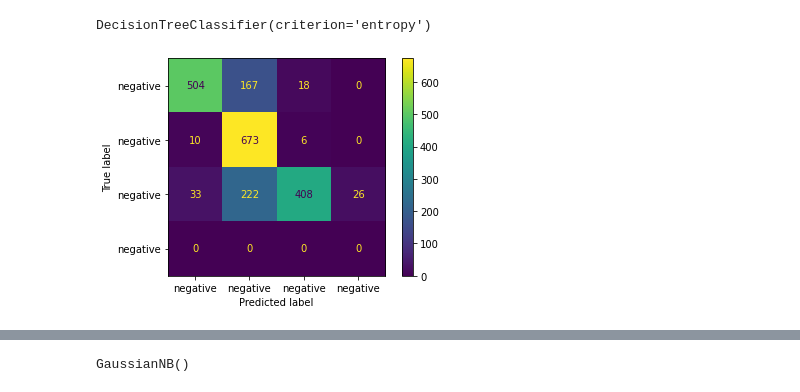
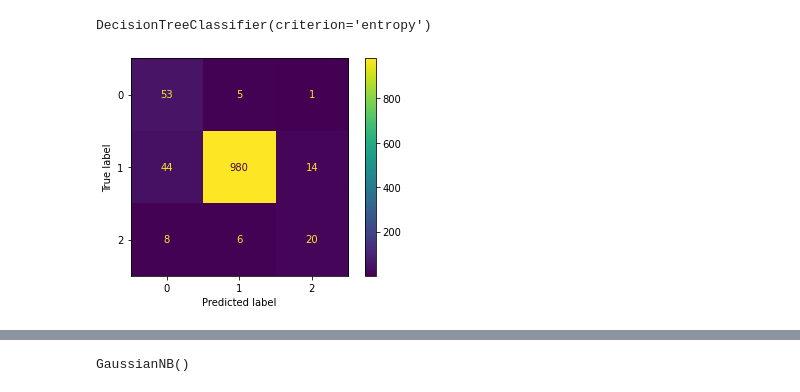
Before and after one commit to brunofaria27/artificial-intelligence, a Jupyter notebook: Decision Tree/Naive Bayes & Random Forest - Difference/DecisionTreeAndNaiveLabor.ipynb, the cells around one changed output, grey strips where cells are left out. Saved outputs shown, nothing was run; the diff lists cells and outputs as text; code cells hidden in the pictures.

Commit message:
Pré-processamento feito corretamente nos datasets

```diff
--- a/Decision Tree/Naive Bayes & Random Forest - Difference/DecisionTreeAndNaiveLabor.ipynb
+++ b/Decision Tree/Naive Bayes & Random Forest - Difference/DecisionTreeAndNaiveLabor.ipynb
@@ -65,3 +60,7 @@ for column in colunas_nulas_media:
+# %%
+# Remover a instância que tem 2 resultados (muito pequena)
+indexNames = data[(data['Class'] == 'secondary_hypothyroid')].index
+data.drop(indexNames, inplace=True)
 # %%
 # Tratar dados nominais para númericos (Treinamento)
 treinamento_classification = data['Class']
@@ -76,7 +75,7 @@ for column in data.columns:
   treinamento_dados[column] = labelencoder.fit_transform(treinamento_dados[column])
 # %%
 # Separar dados de treinamento e de testes
-dataset_treino, dataset_teste, dataset_treino_class, dataset_teste_class = train_test_split(treinamento_dados, treinamento_classification, test_size=0.20, random_state=0)
+dataset_treino, dataset_teste, dataset_treino_class, dataset_teste_class = train_test_split(treinamento_dados, treinamento_classification, test_size=0.30, random_state=0)
 # %%
 sns.countplot(dataset_treino_class)
 # %% [output]
@@ -85,5 +83,0 @@ sns.countplot(dataset_treino_class)
-# %%
-smote = RandomOverSampler()
-# smote = RandomUnderSampler()
-dataset_treino, dataset_treino_class = smote.fit_resample(dataset_treino, dataset_treino_class)
-dataset_teste, dataset_teste_class = smote.fit_resample(dataset_teste, dataset_teste_class)
@@ -90,3 +91,7 @@ dataset_teste, dataset_teste_class = smote.fit_resample(dataset_teste, dataset_t
+# %%
+# Fazer o balanceamento no dado principal, para o dataset de treino nao ficar sem dados de classificação
+under_over = SMOTEENN(random_state=0)
+dataset_treino, dataset_treino_class = under_over.fit_resample(dataset_treino, dataset_treino_class)
 # %%
 sns.countplot(dataset_treino_class)
 # %% [output]
@@ -100,11 +105,11 @@ tree_data.fit(dataset_treino, dataset_treino_class)
 DecisionTreeClassifier(criterion='entropy')
 # %%
 conf_matrix = confusion_matrix(dataset_teste_class, tree_data.predict(dataset_teste))
-cmd = ConfusionMatrixDisplay(conf_matrix, display_labels=dataset_teste_class.values)
+cmd = ConfusionMatrixDisplay(conf_matrix)
 cmd.plot(values_format="d")
 plt.show()
 # %% [output]
-[figure, old version]
+[figure, new version]
 # %%
 # Mostrar métricas
 print('Árvore')
```
Also changed, not shown: parts of 13 cells of this notebook, 1 other file.
